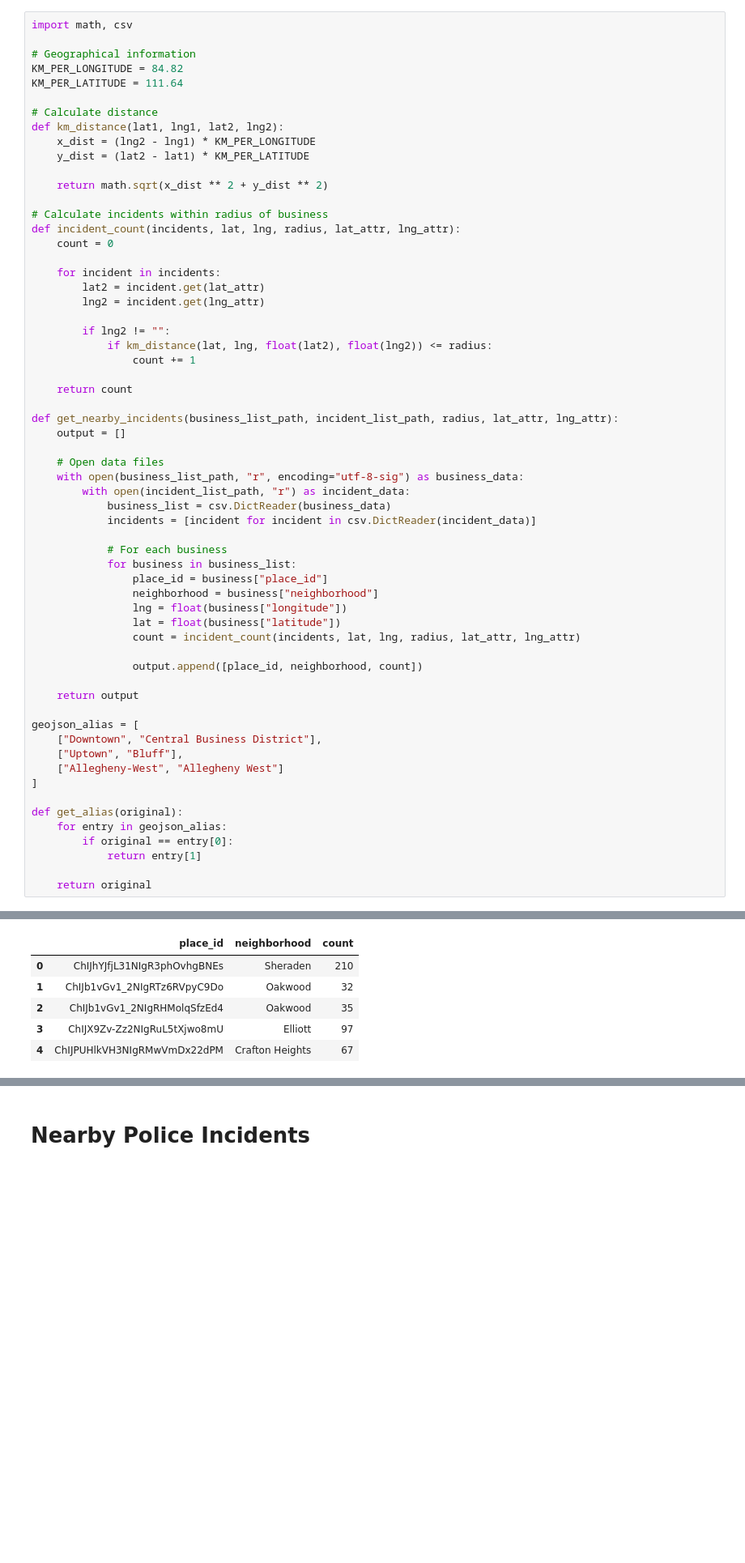
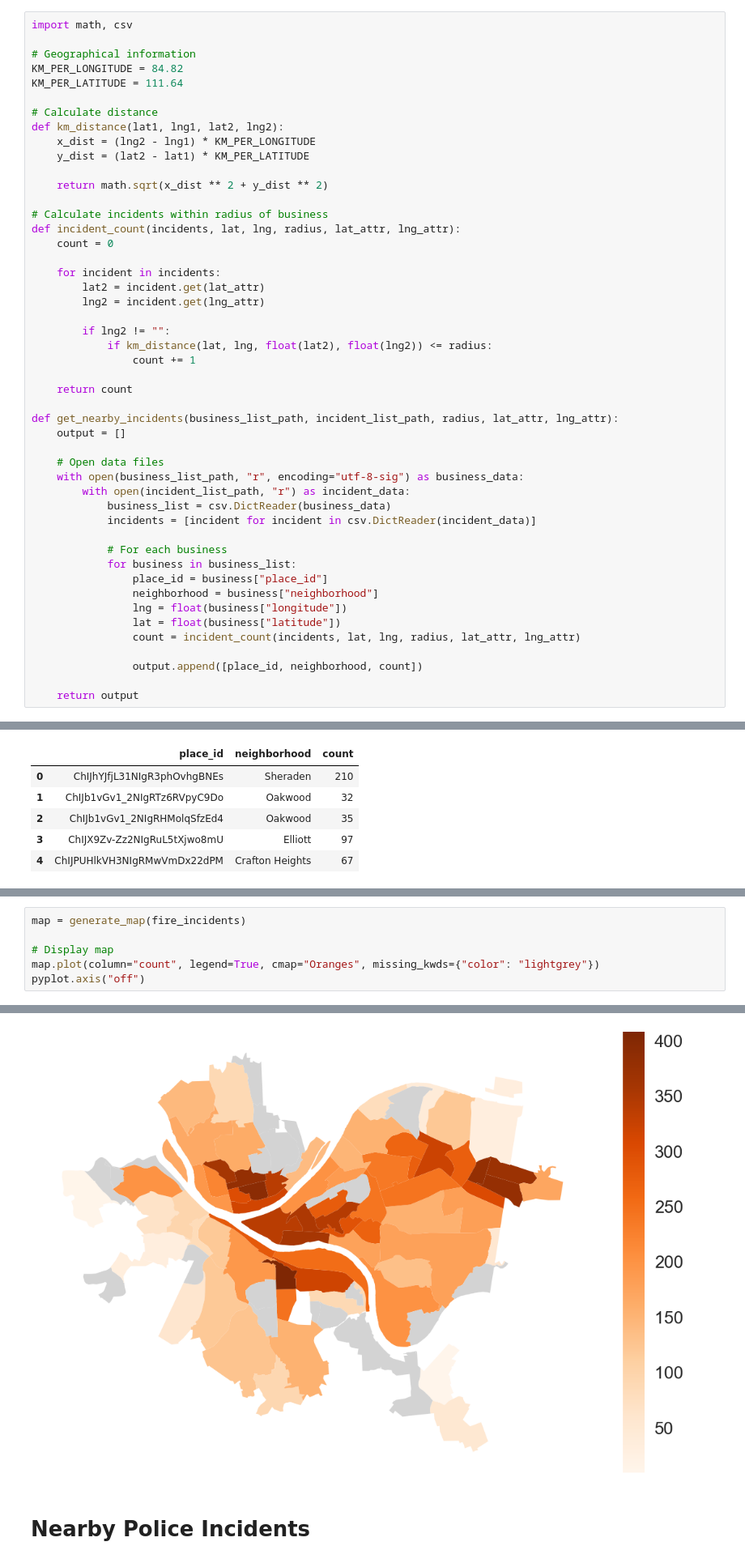
Before and after one commit to Bejofo/CMPINFO_0010_Final_Project, a Jupyter notebook: notebooks/Jason.ipynb, the cells around one changed output, grey strips where cells are left out. Shown at 81% size. Saved outputs shown, nothing was run; the diff lists cells and outputs as text; blank space fills up the shorter version.

```diff
--- a/notebooks/Jason.ipynb
+++ b/notebooks/Jason.ipynb
@@ -361,16 +363,3 @@ def get_nearby_incidents(business_list_path, incident_list_path, radius, lat_att
                 output.append([place_id, neighborhood, count])
 
     return output
-
-geojson_alias = [
-    ["Downtown", "Central Business District"],
-    ["Uptown", "Bluff"],
-    ["Allegheny-West", "Allegheny West"]
-]
-
-def get_alias(original):
-    for entry in geojson_alias:
-        if original == entry[0]:
-            return entry[1]
-
-    return original
@@ -454,0 +449,7 @@ map.plot(column="count", legend=True)
+# %%
+map = generate_map(fire_incidents)
+
+# Display map
+map.plot(column="count", legend=True, cmap="Oranges", missing_kwds={"color": "lightgrey"})
+pyplot.axis("off")
+# %% [output]
@@ -455,2 +457,3 @@ map.plot(column="count", legend=True)
+[figure, added]
 # %% [markdown]
 # Nearby Police Incidents
```
Also changed, not shown: parts of 22 cells of this notebook.
